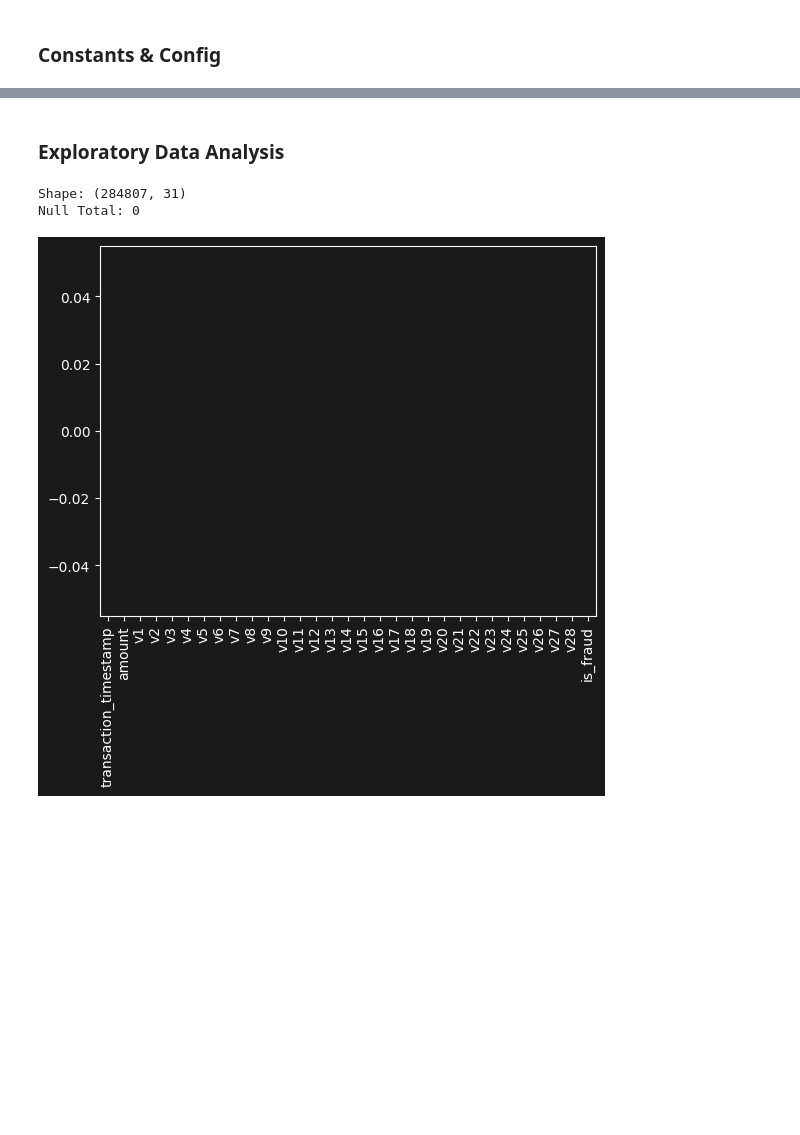
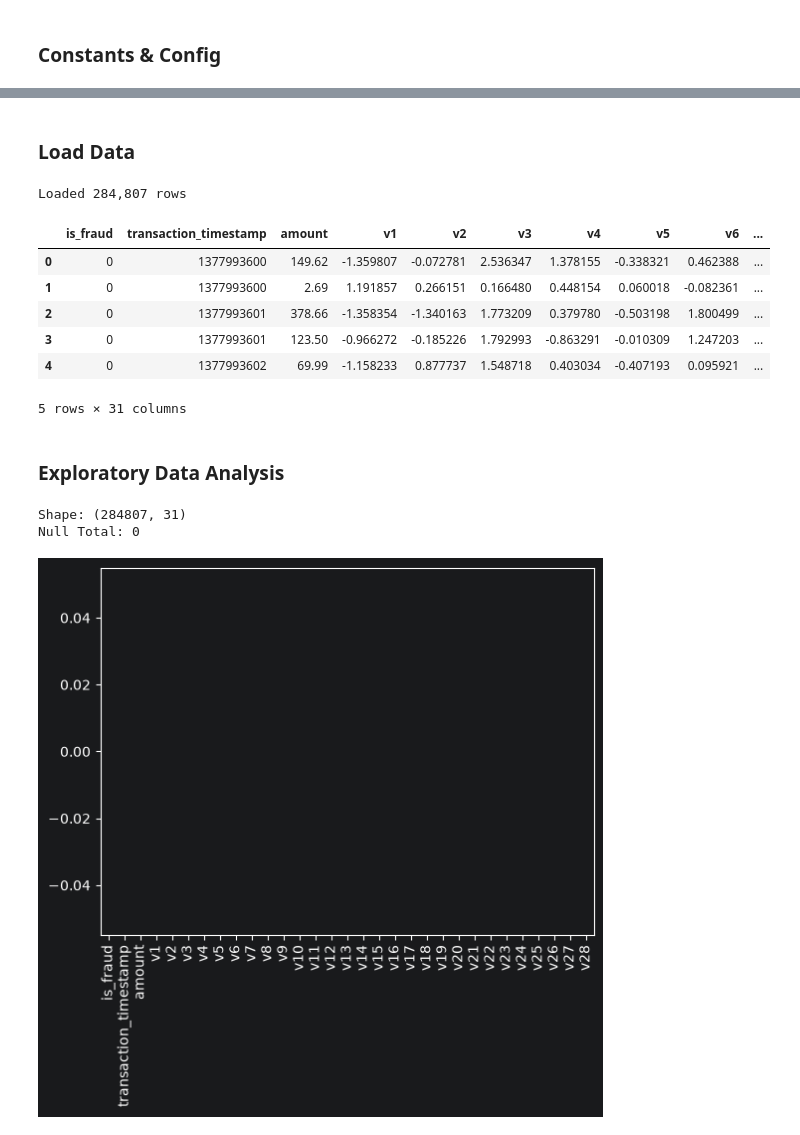
Before and after one commit to u-Kuro/fraud-detection-platform, a Jupyter notebook: notebooks/01_eda_preprocessing.ipynb, the cells around one changed output, grey strips where cells are left out. Saved outputs shown, nothing was run; the diff lists cells and outputs as text; code cells hidden in the pictures; blank space fills up the shorter version.

```diff
--- a/notebooks/01_eda_preprocessing.ipynb
+++ b/notebooks/01_eda_preprocessing.ipynb
@@ -83,15 +16,69 @@ Loaded 284,807 rows
+# %%
+# Paths
+ROOT_DIR = Path("../").resolve()
+
+# Reproducibility
+RANDOM_STATE = 42
+RNG = numpy.random.default_rng(RANDOM_STATE)
+random.seed(RANDOM_STATE)
+numpy.random.seed(RANDOM_STATE)
+
+# Data
+TEST_SIZE = 0.2
+START_DATE = datetime(2013, 9, 1, tzinfo=timezone.utc)
+SEED_PATH = (
+    ROOT_DIR
+    / "database"
+    / "seed"
+    / "transaction_inferences"
+    / "creditcard_transactions.csv.gz"
+)
+# %% [markdown]
+### Load Data
+# %%
+seed_df = pandas.read_csv(
+    SEED_PATH,
+    compression="gzip",
+    dtype={
+        "Time": "float64",
+        **{f"V{i}": "float64" for i in range(1, 29)},
+        "Amount": "float64",
+        "Class": "int8",
+    },
+)
+
+df = pandas.DataFrame({
+    "is_fraud": seed_df["Class"].astype("int64"),
+    "transaction_timestamp": (
+        START_DATE.timestamp() + seed_df["Time"]
+    ).astype("int64"),
+    "amount": seed_df["Amount"],
+    **{f"v{i}": seed_df[f"V{i}"] for i in range(1, 29)},
+})
+
+print(f"Loaded {len(df):,} rows")
+df.head()
+# %% [output]
+Loaded 284,807 rows
+|  | is_fraud | transaction_timestamp | amount | v1 | v2 | v3 | v4 | v5 | v6 | ... |
+| 0 | 0 | 1377993600 | 149.62 | -1.359807 | -0.072781 | 2.536347 | 1.378155 | -0.338321 | 0.462388 | ... |
+| 1 | 0 | 1377993600 | 2.69 | 1.191857 | 0.266151 | 0.166480 | 0.448154 | 0.060018 | -0.082361 | ... |
+| 2 | 0 | 1377993601 | 378.66 | -1.358354 | -1.340163 | 1.773209 | 0.379780 | -0.503198 | 1.800499 | ... |
+| 3 | 0 | 1377993601 | 123.50 | -0.966272 | -0.185226 | 1.792993 | -0.863291 | -0.010309 | 1.247203 | ... |
+| 4 | 0 | 1377993602 | 69.99 | -1.158233 | 0.877737 | 1.548718 | 0.403034 | -0.407193 | 0.095921 | ... |
+5 rows × 31 columns
 # %% [markdown]
 ### Exploratory Data Analysis
 # %%
-# Basic overview
+# Basic Overview
 print(f"Shape: {df.shape}")
 print(f"Null Total: {df.isnull().sum().sum()}")
 df.isnull().sum().plot(kind="bar")
-plt.show()
+pyplot.show()
 # %% [output]
 Shape: (284807, 31)
 Null Total: 0
-[figure, old version]
+[figure, new version]
 # %%
 # Feature Distribution
 df.boxplot()
```
Also changed, not shown: parts of 8 cells of this notebook, 15 other files.
